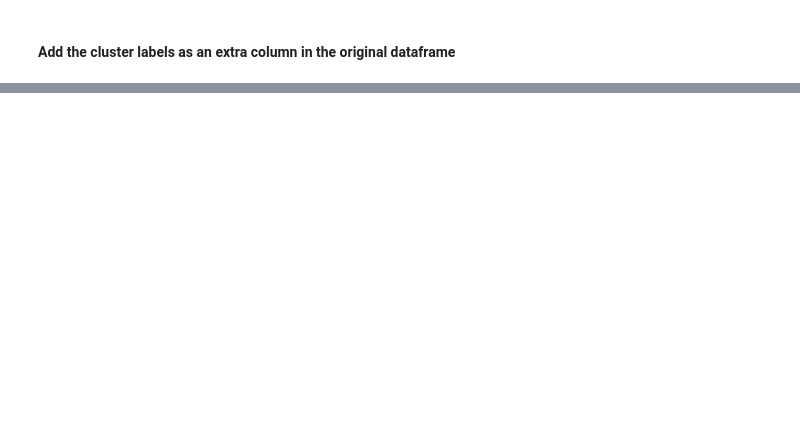
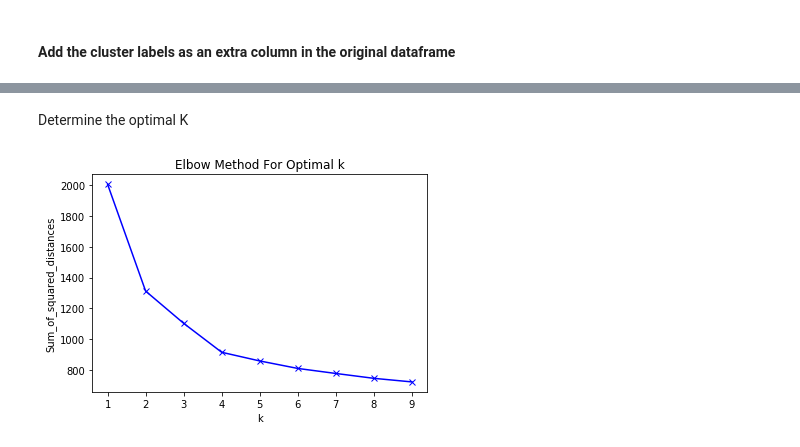
Before and after one commit to egbertoleal/datamining, a Jupyter notebook: Week3/etivity3.ipynb, the cells around one changed output, grey strips where cells are left out. Cells and saved outputs as stored; diff of their text form; code cells hidden in the pictures; blank space fills up the shorter version.

```diff
--- a/Week3/etivity3.ipynb
+++ b/Week3/etivity3.ipynb
@@ -110,7 +85,0 @@ Determine the optmial K
-# %%
-Sum_of_squared_distances = []
-Num_K = range(1,10)
-for k in Num_K:
-    km = KMeans(n_clusters=k)
-    km = km.fit(data)
-    Sum_of_squared_distances.append(km.inertia_)
@@ -208,0 +164,17 @@ df.groupby('cluster').mean()
+# %% [markdown]
+Determine the optimal K
+# %%
+Sum_of_squared_distances = []
+Num_K = range(1,10)
+for k in Num_K:
+    km = KMeans(n_clusters=k, max_iter=300)
+    km = km.fit(df.values)
+    Sum_of_squared_distances.append(km.inertia_)
+
+plt.plot(Num_K, Sum_of_squared_distances, 'bx-')
+plt.xlabel('k')
+plt.ylabel('Sum_of_squared_distances')
+plt.title('Elbow Method For Optimal k')
+plt.show()
+# %% [output]
+[figure, added]
```
Also changed, not shown: parts of 37 cells of this notebook.
